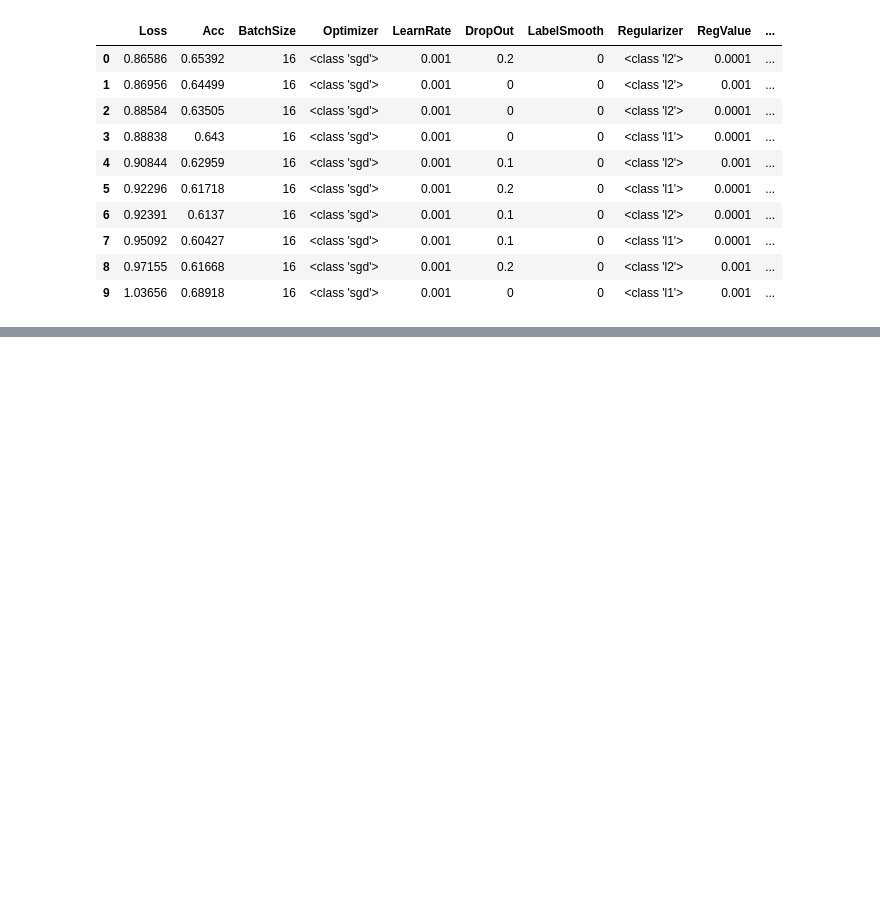
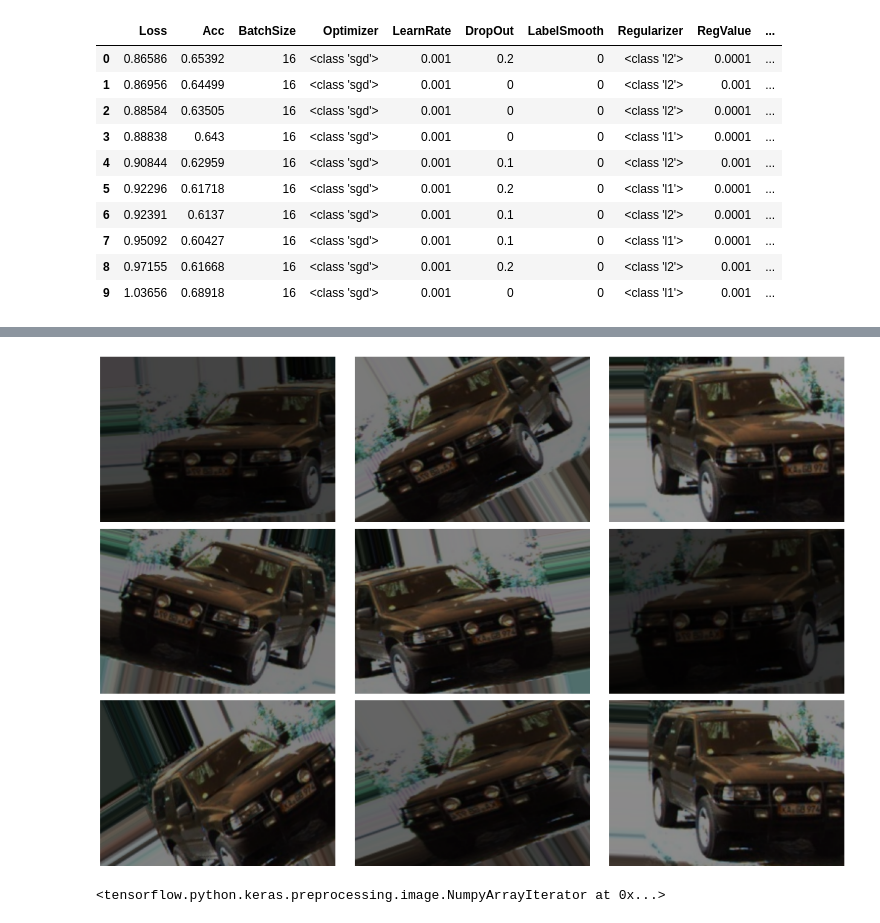
Before and after one commit to BerntA/CVEET, a Jupyter notebook: src/testing.ipynb, the cells around one changed output, grey strips where cells are left out. Cells and saved outputs as stored; diff of their text form; code cells hidden in the pictures; blank space fills up the shorter version.

Commit message:
- Tested further augmentation thingies.

```diff
--- a/src/testing.ipynb
+++ b/src/testing.ipynb
@@ -146,0 +190,11 @@ df2
+# %%
+other = ImageDataGenerator(
+    rescale = 1.0/255.0,
+    rotation_range = 30,
+    width_shift_range = 0.2,
+    height_shift_range = 0.2,
+    shear_range = 0.2,
+    zoom_range = 0.2,
+    horizontal_flip = True,
+    brightness_range = [0.2, 1.0]
+)
@@ -146,0 +208,17 @@ df2
+# %%
+plt.figure(figsize=(6*3,4*3))
+for i in range(9):
+    sample = (aug.next()[0]*255.0).astype('uint8')
+    ax = plt.subplot(int('33{}'.format(i+1)))
+    plt.imshow(sample)
+    plt.xticks([]),plt.yticks([])
+    ax.axis("off")
+plt.tight_layout()
+#plt.savefig('../images/temp/{}.png'.format('augmentations'))
+plt.show()
+# %% [output]
+[figure, added]
+# %%
+aug
+# %% [output]
+<tensorflow.python.keras.preprocessing.image.NumpyArrayIterator at 0x...>
```
Also changed, not shown: parts of 5 cells of this notebook.
